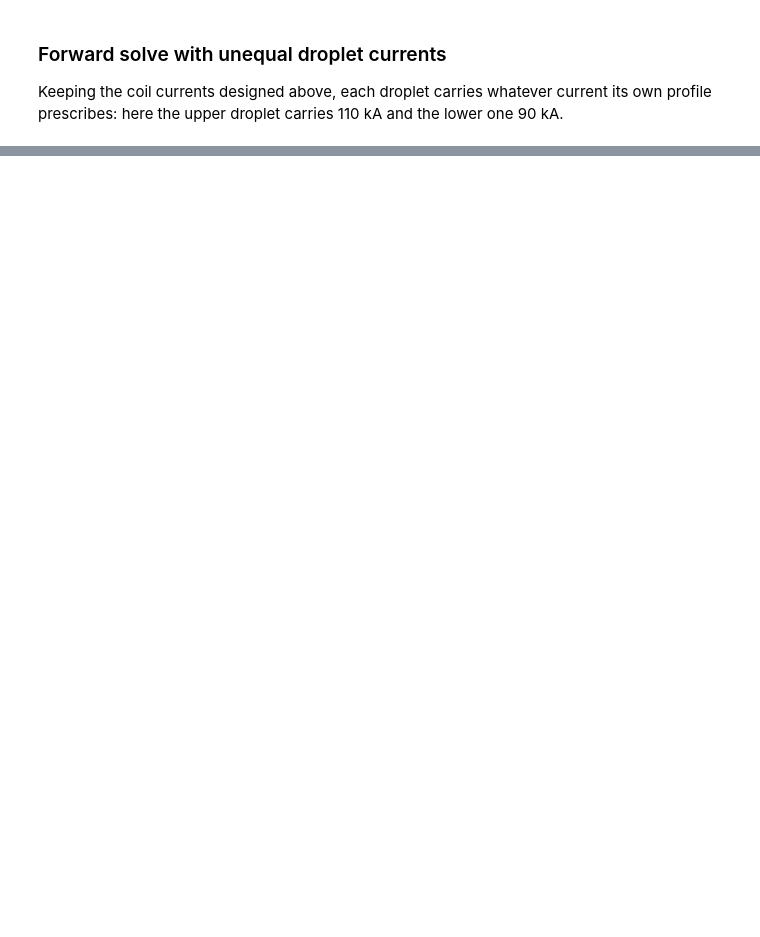
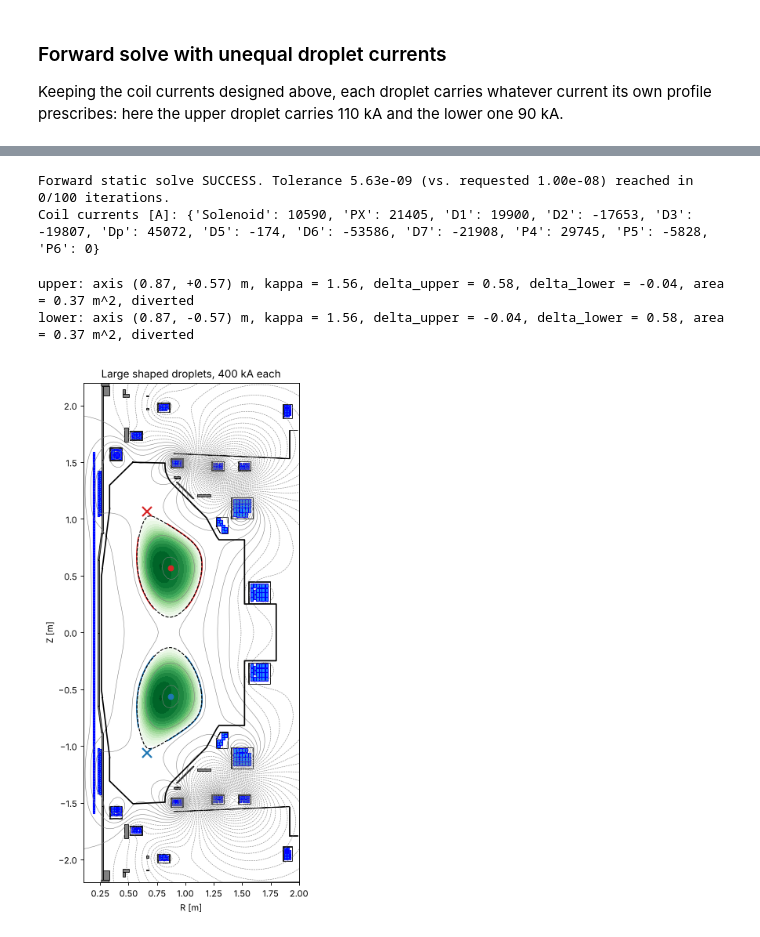
Before and after one commit to theo-brown/freegsnke, a Jupyter notebook: examples/example12 - double_droplet.ipynb, the cells around one changed output, grey strips where cells are left out. Drawn from its saved outputs; the diff is of its cells as text; code cells hidden in the pictures; blank space fills up the shorter version.

```diff
--- a/examples/example12 - double_droplet.ipynb
+++ b/examples/example12 - double_droplet.ipynb
@@ -208,0 +217,61 @@ Droplet currents [A]: [110000.  90000.]
+# %%
+data = np.load("data/double_droplet_SH3.npz")
+Rmin, Rmax, Zmin, Zmax, nx, ny = data["grid"]
+eq3 = equilibrium_update.Equilibrium(
+    tokamak=tokamak, Rmin=Rmin, Rmax=Rmax, Zmin=Zmin, Zmax=Zmax, nx=int(nx), ny=int(ny)
+)
+for name, current in zip(data["coil_names"], data["coil_currents"]):
+    eq3.tokamak.set_coil_current(str(name), float(current))
+eq3.set_plasma_psi(data["plasma_psi"])
+
+paxis, Ip3, fvac, alpha_m, alpha_n = data["profile"]
+profiles3 = DoubleDroplet(
+    eq3,
+    ConstrainPaxisIp(eq3, paxis, Ip3, fvac, alpha_m=alpha_m, alpha_n=alpha_n),
+    ConstrainPaxisIp(eq3, paxis, Ip3, fvac, alpha_m=alpha_m, alpha_n=alpha_n),
+)
+GSstaticsolver.NKGSsolver(eq3).forward_solve(eq3, profiles3, target_relative_tolerance=1e-8)
+print("Coil currents [A]:", {str(n): round(float(c)) for n, c in zip(data["coil_names"], data["coil_currents"])})
+# %% [output]
+Forward static solve SUCCESS. Tolerance 5.63e-09 (vs. requested 1.00e-08) reached in 0/100 iterations.
+Coil currents [A]: {'Solenoid': 10590, 'PX': 21405, 'D1': 19900, 'D2': -17653, 'D3': -19807, 'Dp': 45072, 'D5': -174, 'D6': -53586, 'D7': -21908, 'P4': 29745, 'P5': -5828, 'P6': 0}
+# %%
+from skimage import measure
+from matplotlib.path import Path as MplPath
+
+def flux_surface(eq, droplet, psin=0.99):
+    """The psi_N = psin flux surface of a droplet, as (R, Z) arrays."""
+    level = droplet.psi_axis + psin * (droplet.psi_bndry - droplet.psi_axis)
+    dR, dZ = eq.R_1D[1] - eq.R_1D[0], eq.Z_1D[1] - eq.Z_1D[0]
+    for c in sorted(measure.find_contours(eq.psi(), level), key=len):
+        R, Z = eq.R_1D[0] + c[:, 0] * dR, eq.Z_1D[0] + c[:, 1] * dZ
+        if len(R) > 10 and MplPath(np.c_[R, Z]).contains_point(droplet.opt[0, :2]):
+            return R, Z
+
+def shape(R, Z):
+    """Elongation and triangularity (upper/lower) of a closed flux surface."""
+    Rgeo, a = (R.max() + R.min()) / 2, (R.max() - R.min()) / 2
+    return dict(
+        kappa=(Z.max() - Z.min()) / (2 * a),
+        delta_upper=(Rgeo - R[np.argmax(Z)]) / a,
+        delta_lower=(Rgeo - R[np.argmin(Z)]) / a,
+        area=0.5 * abs(np.dot(R, np.roll(Z, 1)) - np.dot(Z, np.roll(R, 1))),
+    )
+
+fig, ax = plt.subplots(figsize=(5, 9), dpi=80)
+plot_droplets(eq3, profiles3, ax, "Large shaped droplets, 400 kA each")
+for name, p in zip(["upper", "lower"], profiles3.droplets):
+    R, Z = flux_surface(eq3, p)
+    ax.plot(R, Z, "k--", lw=1)
+    m = shape(R, Z)
+    print(
+        f"{name}: axis ({p.opt[0, 0]:.2f}, {p.opt[0, 1]:+.2f}) m, "
+        f"kappa = {m['kappa']:.2f}, delta_upper = {m['delta_upper']:.2f}, "
+        f"delta_lower = {m['delta_lower']:.2f}, area = {m['area']:.2f} m^2, "
+        f"{'limited' if p.flag_limiter else 'diverted'}"
+    )
+plt.tight_layout()
+# %% [output]
+upper: axis (0.87, +0.57) m, kappa = 1.56, delta_upper = 0.58, delta_lower = -0.04, area = 0.37 m^2, diverted
+lower: axis (0.87, -0.57) m, kappa = 1.56, delta_upper = -0.04, delta_lower = 0.58, area = 0.37 m^2, diverted
+[figure, added]
```
Also changed, not shown: parts of 5 cells of this notebook, 3 other files.
